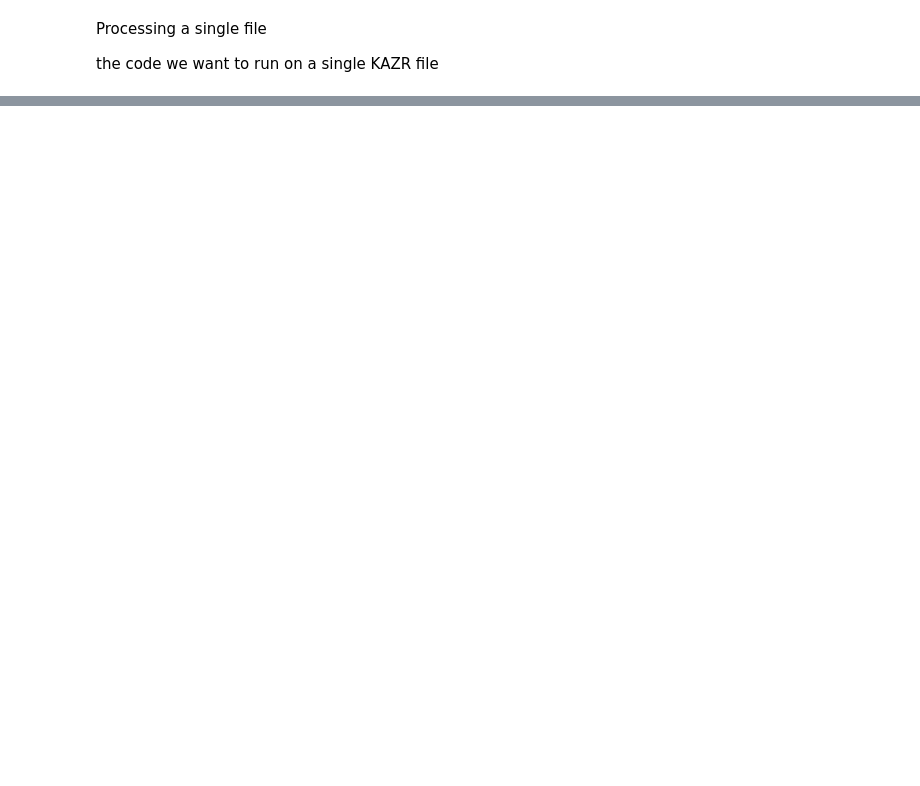
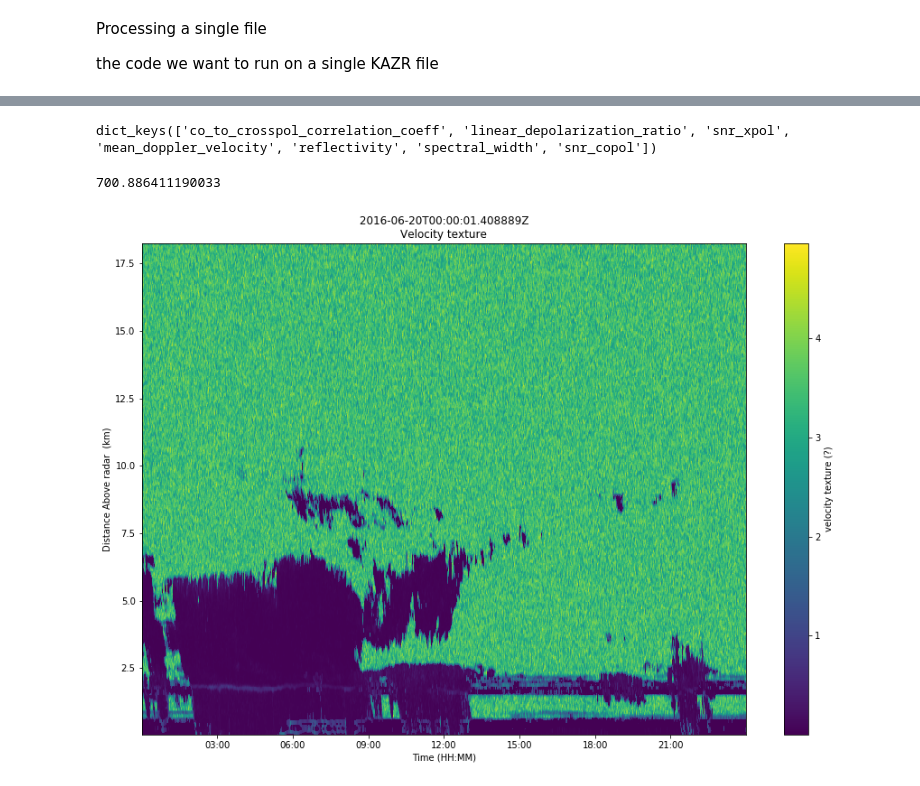
Before and after one commit to scollis/kazr_tools, a Jupyter notebook: notebooks/process_single_file.ipynb, the cells around one changed output, grey strips where cells are left out. Saved outputs shown, nothing was run; the diff lists cells and outputs as text; code cells hidden in the pictures; blank space fills up the shorter version.

```diff
--- a/notebooks/process_single_file.ipynb
+++ b/notebooks/process_single_file.ipynb
@@ -22 +15,32 @@ import netCDF4
+# %%
+def get_texture(radar):
+    nyq = radar.instrument_parameters['nyquist_velocity']['data'][0]
+    start_time = time.time()
+    data = ndimage.filters.generic_filter(radar.fields['mean_doppler_velocity']['data'],
+                                                pyart.util.interval_std,
+                                                size = (4,4),
+                                               extra_arguments = (-nyq, nyq))
+    total_time = time.time() - start_time
+    print(total_time)
+    filtered_data = ndimage.filters.median_filter(data, size = (4,4))
+    texture_field = pyart.config.get_metadata('mean_doppler_velocity')
+    texture_field['data'] = filtered_data
+    return texture_field
+
+def find_nearest(array,value):
+    idx = (np.abs(array-value)).argmin()
+    return idx
+
+def snr_toa(radar):
+    toa = 12.5*1000.0
+    snr = radar.fields['snr_copol']['data']
+    ranges = radar.range['data']
+    cloud_top_gate = find_nearest(ranges, toa)
+    mean_snr_clear = snr[:, cloud_top_gate::].mean(axis=1)
+    return mean_snr_clear
+
+def mean_snr(radar):
+    snr = radar.fields['snr_copol']['data']
+    mean_total = snr.mean(axis=1)
+    return mean_total
 # %%
@@ -49,0 +74,17 @@ plt.ylim([0,2.5])
+# %%
+print(radar.fields.keys())
+# %% [output]
+dict_keys(['co_to_crosspol_correlation_coeff', 'linear_depolarization_ratio', 'snr_xpol', 'mean_doppler_velocity', 'reflectivity', 'spectral_width', 'snr_copol'])
+# %%
+texture =  get_texture(radar)
+# %% [output]
+700.886411190033
+# %%
+radar.add_field('velocity_texture', texture, replace_existing = True)
+# %%
+my_display = pyart.graph.RadarDisplay(radar)
+my_fig = plt.figure(figsize = [15,10])
+
+my_display.plot_vpt('velocity_texture', time_axis_flag=True)
+# %% [output]
+[figure, added]
```
Also changed, not shown: parts of 15 cells of this notebook.
